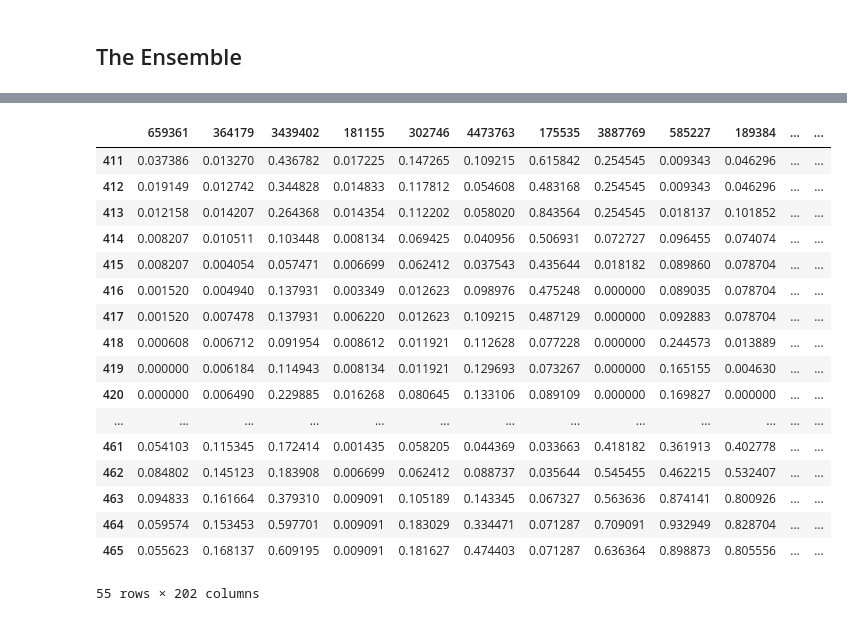
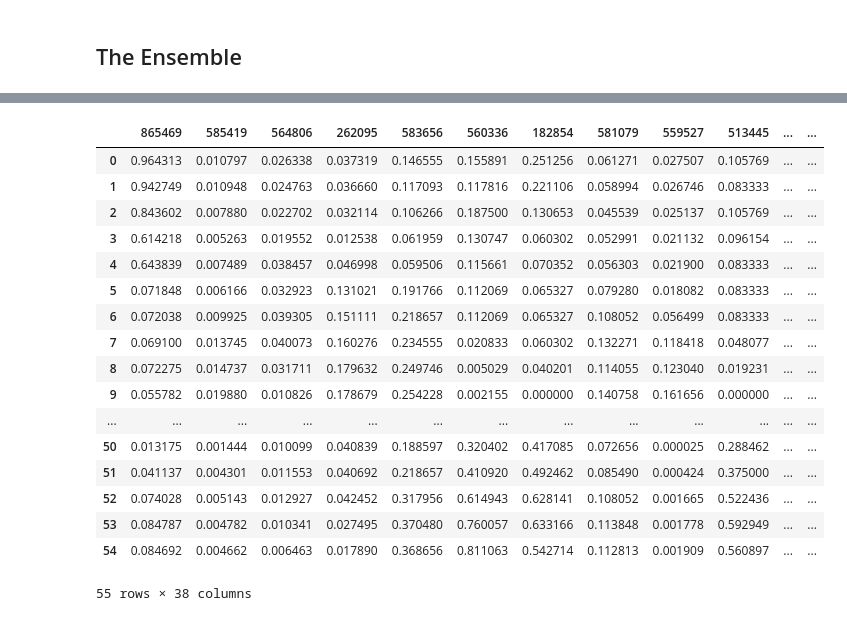
Before and after one commit to NateTheGreat001/tu_medical, a Jupyter notebook: Experiment 2: Sequence on Float LSTM.ipynb, the cells around one changed output, grey strips where cells are left out. Drawn from its saved outputs; the diff is of its cells as text; code cells hidden in the pictures.

```diff
--- a/Experiment 2: Sequence on Float LSTM.ipynb
+++ b/Experiment 2: Sequence on Float LSTM.ipynb
@@ -47,7 +47,7 @@ E014086.36.0        0        0        0        0        0        0        0
 # %% [markdown]
 ## Preprocessing
 # %%
-zero_values_percentage_cutoff = 0.5 # no more than x% of data can be zeros
+zero_values_percentage_cutoff = 0.2 # no more than x% of data can be zeros
 smoothing_window_size = 5
 df = preprocess(zero_values_percentage_cutoff=zero_values_percentage_cutoff, smoothing_window_size=smoothing_window_size)
 # %% [output]
@@ -341,22 +369,23 @@ IndexError: list assignment index out of range
 # %%
 y_test_df = pd.DataFrame(y_targets_test)
+y_test_df = y_test_df.reset_index(drop=True)
 y_test_df
 # %% [output]
-|  | 659361 | 364179 | 3439402 | 181155 | 302746 | 4473763 | 175535 | 3887769 | 585227 | 189384 | ... | ... |
-| 411 | 0.037386 | 0.013270 | 0.436782 | 0.017225 | 0.147265 | 0.109215 | 0.615842 | 0.254545 | 0.009343 | 0.046296 | ... | ... |
-| 412 | 0.019149 | 0.012742 | 0.344828 | 0.014833 | 0.117812 | 0.054608 | 0.483168 | 0.254545 | 0.009343 | 0.046296 | ... | ... |
-| 413 | 0.012158 | 0.014207 | 0.264368 | 0.014354 | 0.112202 | 0.058020 | 0.843564 | 0.254545 | 0.018137 | 0.101852 | ... | ... |
-| 414 | 0.008207 | 0.010511 | 0.103448 | 0.008134 | 0.069425 | 0.040956 | 0.506931 | 0.072727 | 0.096455 | 0.074074 | ... | ... |
-| 415 | 0.008207 | 0.004054 | 0.057471 | 0.006699 | 0.062412 | 0.037543 | 0.435644 | 0.018182 | 0.089860 | 0.078704 | ... | ... |
-| 416 | 0.001520 | 0.004940 | 0.137931 | 0.003349 | 0.012623 | 0.098976 | 0.475248 | 0.000000 | 0.089035 | 0.078704 | ... | ... |
-| 417 | 0.001520 | 0.007478 | 0.137931 | 0.006220 | 0.012623 | 0.109215 | 0.487129 | 0.000000 | 0.092883 | 0.078704 | ... | ... |
-| 418 | 0.000608 | 0.006712 | 0.091954 | 0.008612 | 0.011921 | 0.112628 | 0.077228 | 0.000000 | 0.244573 | 0.013889 | ... | ... |
-| 419 | 0.000000 | 0.006184 | 0.114943 | 0.008134 | 0.011921 | 0.129693 | 0.073267 | 0.000000 | 0.165155 | 0.004630 | ... | ... |
-| 420 | 0.000000 | 0.006490 | 0.229885 | 0.016268 | 0.080645 | 0.133106 | 0.089109 | 0.000000 | 0.169827 | 0.000000 | ... | ... |
+|  | 865469 | 585419 | 564806 | 262095 | 583656 | 560336 | 182854 | 581079 | 559527 | 513445 | ... | ... |
+| 0 | 0.964313 | 0.010797 | 0.026338 | 0.037319 | 0.146555 | 0.155891 | 0.251256 | 0.061271 | 0.027507 | 0.105769 | ... | ... |
+| 1 | 0.942749 | 0.010948 | 0.024763 | 0.036660 | 0.117093 | 0.117816 | 0.221106 | 0.058994 | 0.026746 | 0.083333 | ... | ... |
+| 2 | 0.843602 | 0.007880 | 0.022702 | 0.032114 | 0.106266 | 0.187500 | 0.130653 | 0.045539 | 0.025137 | 0.105769 | ... | ... |
+| 3 | 0.614218 | 0.005263 | 0.019552 | 0.012538 | 0.061959 | 0.130747 | 0.060302 | 0.052991 | 0.021132 | 0.096154 | ... | ... |
+| 4 | 0.643839 | 0.007489 | 0.038457 | 0.046998 | 0.059506 | 0.115661 | 0.070352 | 0.056303 | 0.021900 | 0.083333 | ... | ... |
+| 5 | 0.071848 | 0.006166 | 0.032923 | 0.131021 | 0.191766 | 0.112069 | 0.065327 | 0.079280 | 0.018082 | 0.083333 | ... | ... |
+| 6 | 0.072038 | 0.009925 | 0.039305 | 0.151111 | 0.218657 | 0.112069 | 0.065327 | 0.108052 | 0.056499 | 0.083333 | ... | ... |
+| 7 | 0.069100 | 0.013745 | 0.040073 | 0.160276 | 0.234555 | 0.020833 | 0.060302 | 0.132271 | 0.118418 | 0.048077 | ... | ... |
+| 8 | 0.072275 | 0.014737 | 0.031711 | 0.179632 | 0.249746 | 0.005029 | 0.040201 | 0.114055 | 0.123040 | 0.019231 | ... | ... |
+| 9 | 0.055782 | 0.019880 | 0.010826 | 0.178679 | 0.254228 | 0.002155 | 0.000000 | 0.140758 | 0.161656 | 0.000000 | ... | ... |
 | ... | ... | ... | ... | ... | ... | ... | ... | ... | ... | ... | ... | ... |
-| 461 | 0.054103 | 0.115345 | 0.172414 | 0.001435 | 0.058205 | 0.044369 | 0.033663 | 0.418182 | 0.361913 | 0.402778 | ... | ... |
-| 462 | 0.084802 | 0.145123 | 0.183908 | 0.006699 | 0.062412 | 0.088737 | 0.035644 | 0.545455 | 0.462215 | 0.532407 | ... | ... |
-| 463 | 0.094833 | 0.161664 | 0.379310 | 0.009091 | 0.105189 | 0.143345 | 0.067327 | 0.563636 | 0.874141 | 0.800926 | ... | ... |
-| 464 | 0.059574 | 0.153453 | 0.597701 | 0.009091 | 0.183029 | 0.334471 | 0.071287 | 0.709091 | 0.932949 | 0.828704 | ... | ... |
-| 465 | 0.055623 | 0.168137 | 0.609195 | 0.009091 | 0.181627 | 0.474403 | 0.071287 | 0.636364 | 0.898873 | 0.805556 | ... | ... |
+| 50 | 0.013175 | 0.001444 | 0.010099 | 0.040839 | 0.188597 | 0.320402 | 0.417085 | 0.072656 | 0.000025 | 0.288462 | ... | ... |
+| 51 | 0.041137 | 0.004301 | 0.011553 | 0.040692 | 0.218657 | 0.410920 | 0.492462 | 0.085490 | 0.000424 | 0.375000 | ... | ... |
+| 52 | 0.074028 | 0.005143 | 0.012927 | 0.042452 | 0.317956 | 0.614943 | 0.628141 | 0.108052 | 0.001665 | 0.522436 | ... | ... |
+| 53 | 0.084787 | 0.004782 | 0.010341 | 0.027495 | 0.370480 | 0.760057 | 0.633166 | 0.113848 | 0.001778 | 0.592949 | ... | ... |
+| 54 | 0.084692 | 0.004662 | 0.006463 | 0.017890 | 0.368656 | 0.811063 | 0.542714 | 0.112813 | 0.001909 | 0.560897 | ... | ... |
-55 rows × 202 columns
+55 rows × 38 columns
```
Also changed, not shown: parts of 30 cells of this notebook, 2 other files.
